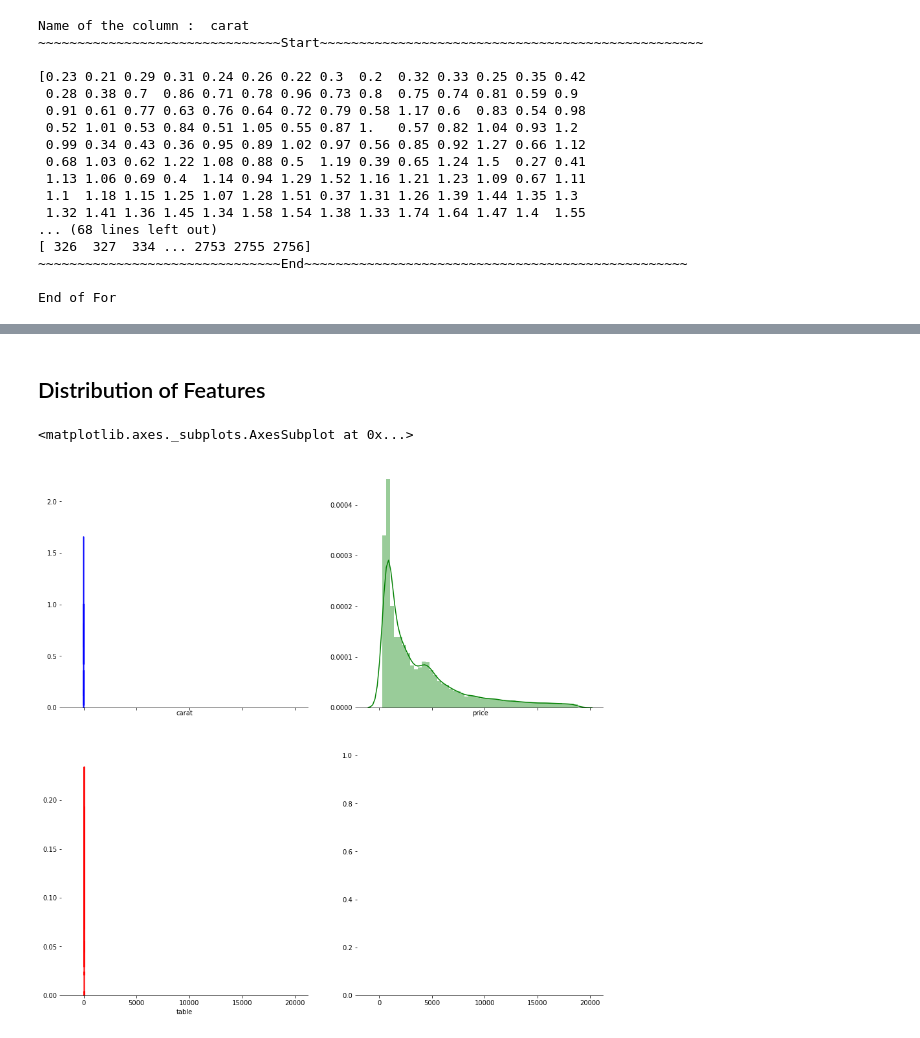
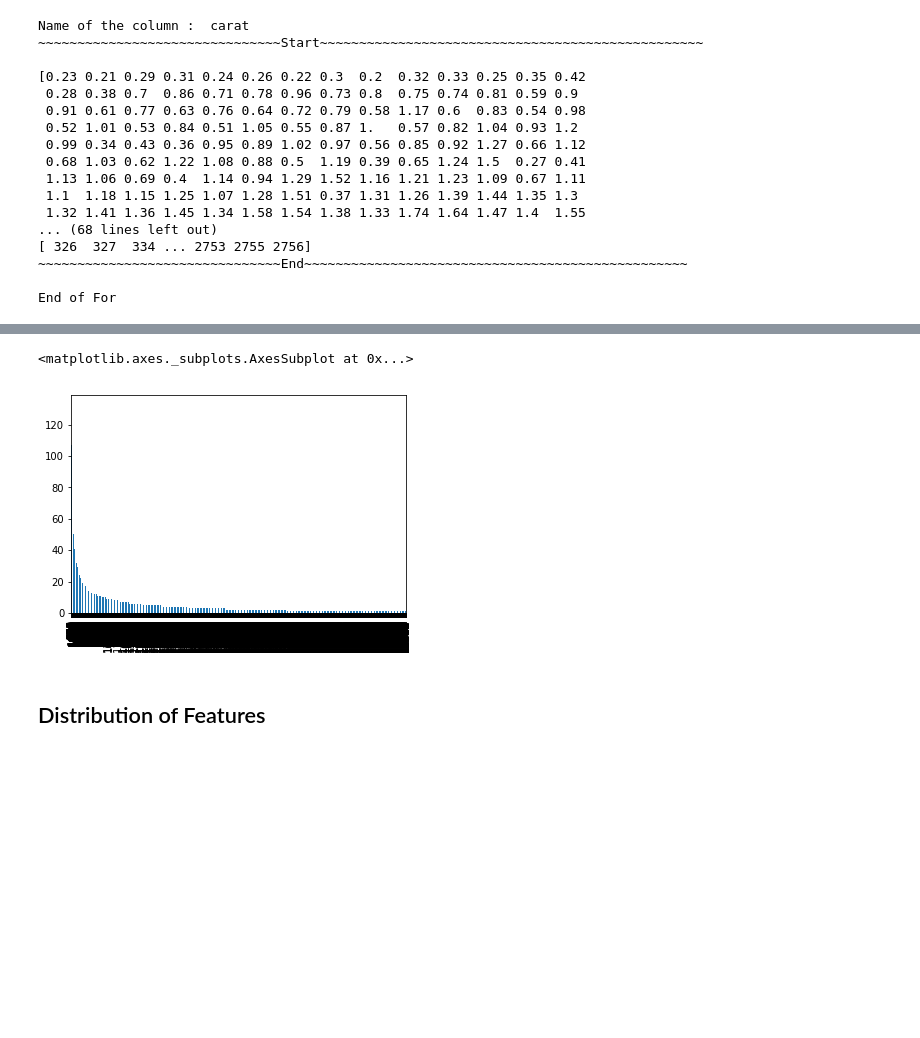
Before and after one commit to SudhakarAnemu/AI-DS-ML-DL-, a Jupyter notebook: ML/PracticeDiamond.ipynb, the cells around one changed output, grey strips where cells are left out. Saved outputs shown, nothing was run; the diff lists cells and outputs as text; code cells hidden in the pictures; blank space fills up the shorter version.

```diff
--- a/ML/PracticeDiamond.ipynb
+++ b/ML/PracticeDiamond.ipynb
@@ -114,16 +117,7 @@ End of For
+# %%
+ds["price"].value_counts().plot.bar()
+# %% [output]
+<matplotlib.axes._subplots.AxesSubplot at 0x...>
+[figure, added]
 # %% [markdown]
 ## Distribution of Features
-# %%
-f, axes = plt.subplots(2, 2, figsize=(15, 15), sharex=True)                                      # Set up the matplotlib figure
-sns.despine(left=True)
-
-sns.distplot(ds.carat, color="b", ax=axes[0, 0])
-
-sns.distplot(ds.price, color="g", ax=axes[0, 1])
-
-sns.distplot(ds.table, color="r", ax=axes[1, 0])
-
-#sns.distplot(data.newspaper, color="m", ax=axes[1, 1])
-# %% [output]
-<matplotlib.axes._subplots.AxesSubplot at 0x...>
-[figure, removed]
```
Also changed, not shown: parts of 13 cells of this notebook.
